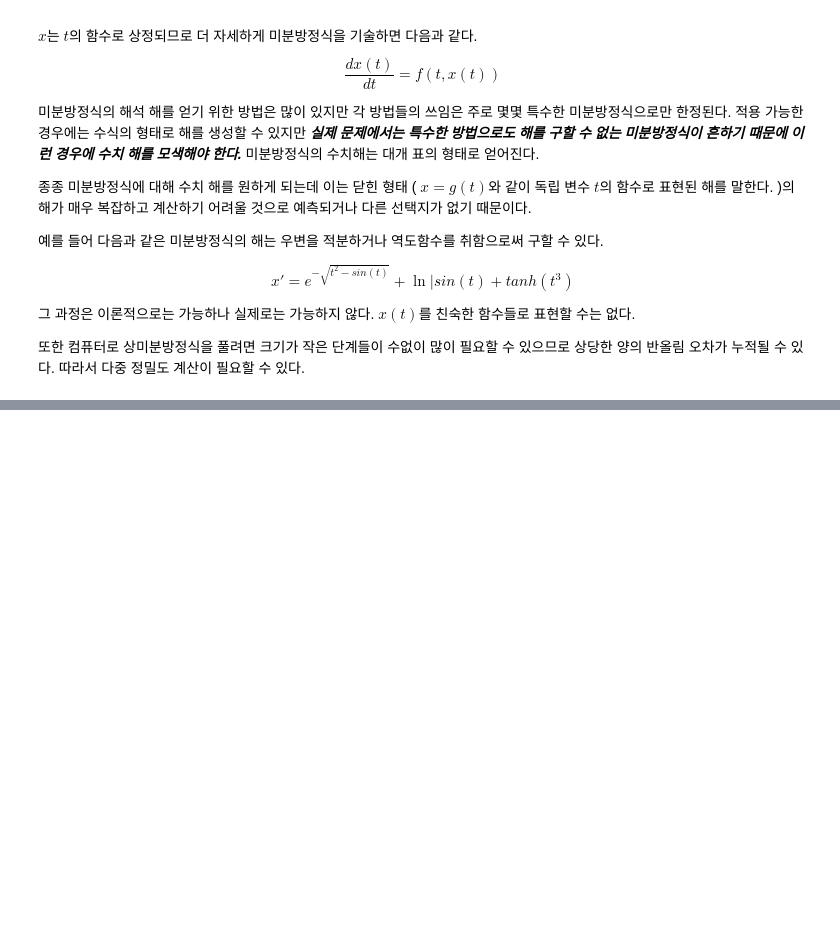
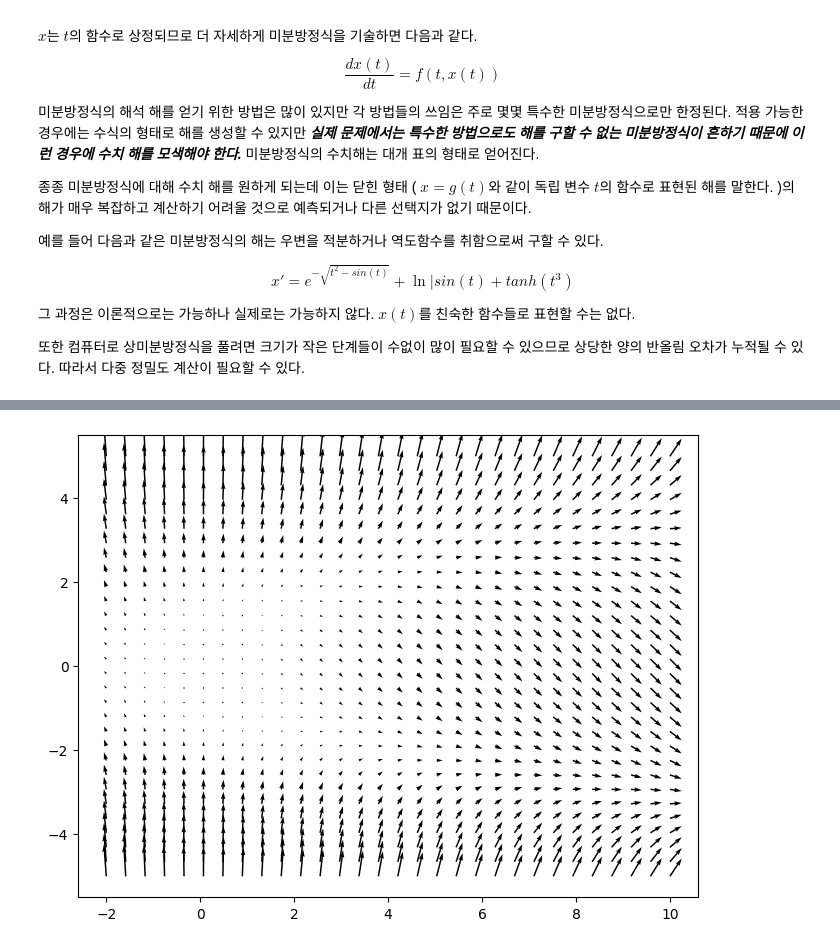
Before and after one commit to tirals88/Numerical-Mathematics-and-Computing, a Jupyter notebook: Chap7_Initial Values Problems.ipynb, the cells around one changed output, grey strips where cells are left out. Saved outputs shown, nothing was run; the diff lists cells and outputs as text; code cells hidden in the pictures; blank space fills up the shorter version.

```diff
--- a/Chap7_Initial Values Problems.ipynb
+++ b/Chap7_Initial Values Problems.ipynb
@@ -37,0 +50,11 @@ $$x' = e^{-\sqrt{t^{2} - sin(t)}} + \ln{|sin(t) + tanh(t^{3})}$$
+# %%
+t,x = np.meshgrid(np.linspace(-2,10,30),np.linspace(-5,5,30))
+
+u = t
+v = x**2 - t
+
+plt.figure(figsize=(8, 6))
+plt.quiver(t,x,u,v)
+plt.show()
+# %% [output]
+[figure, added]
```
Also changed, not shown: parts of 6 cells of this notebook.
